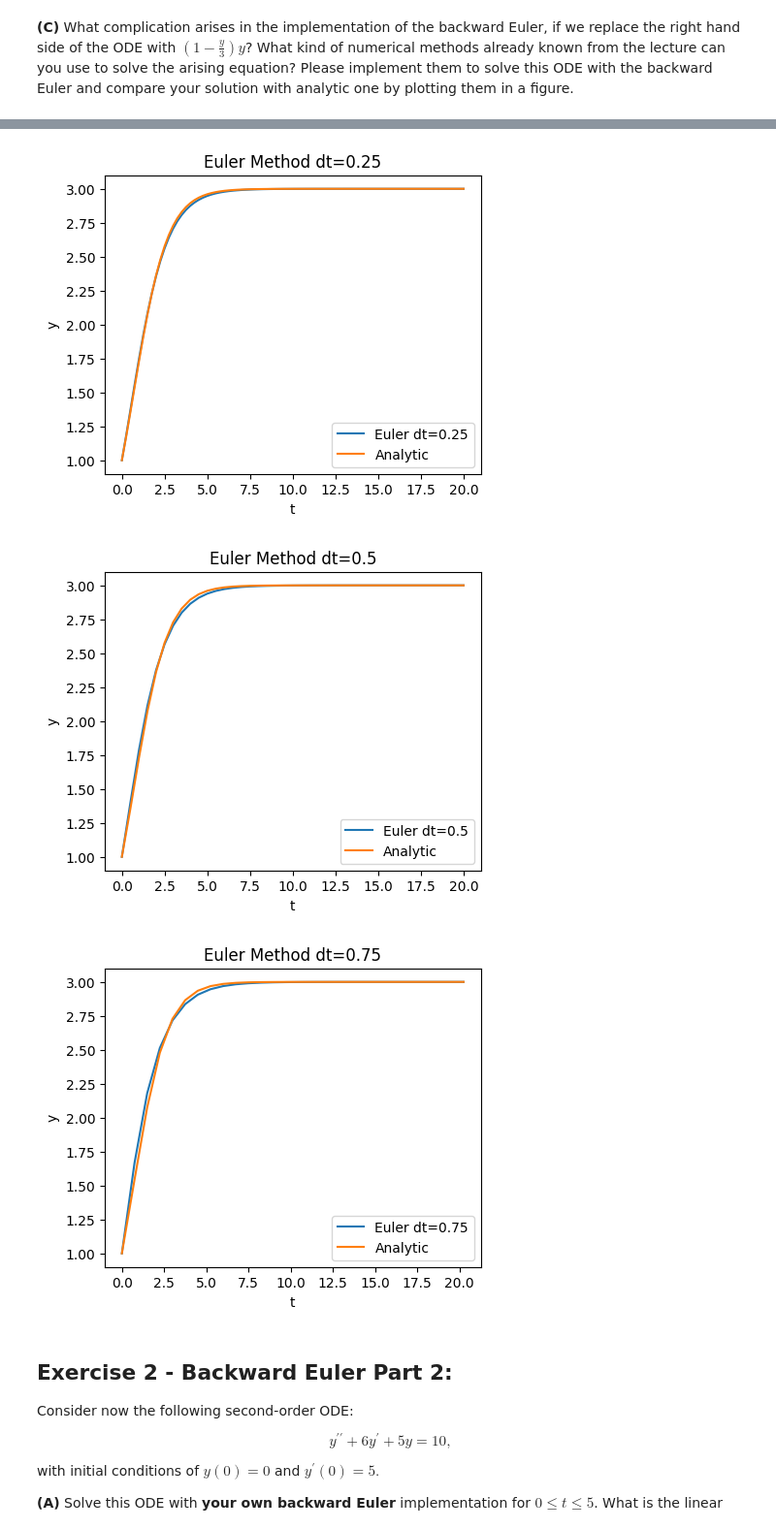
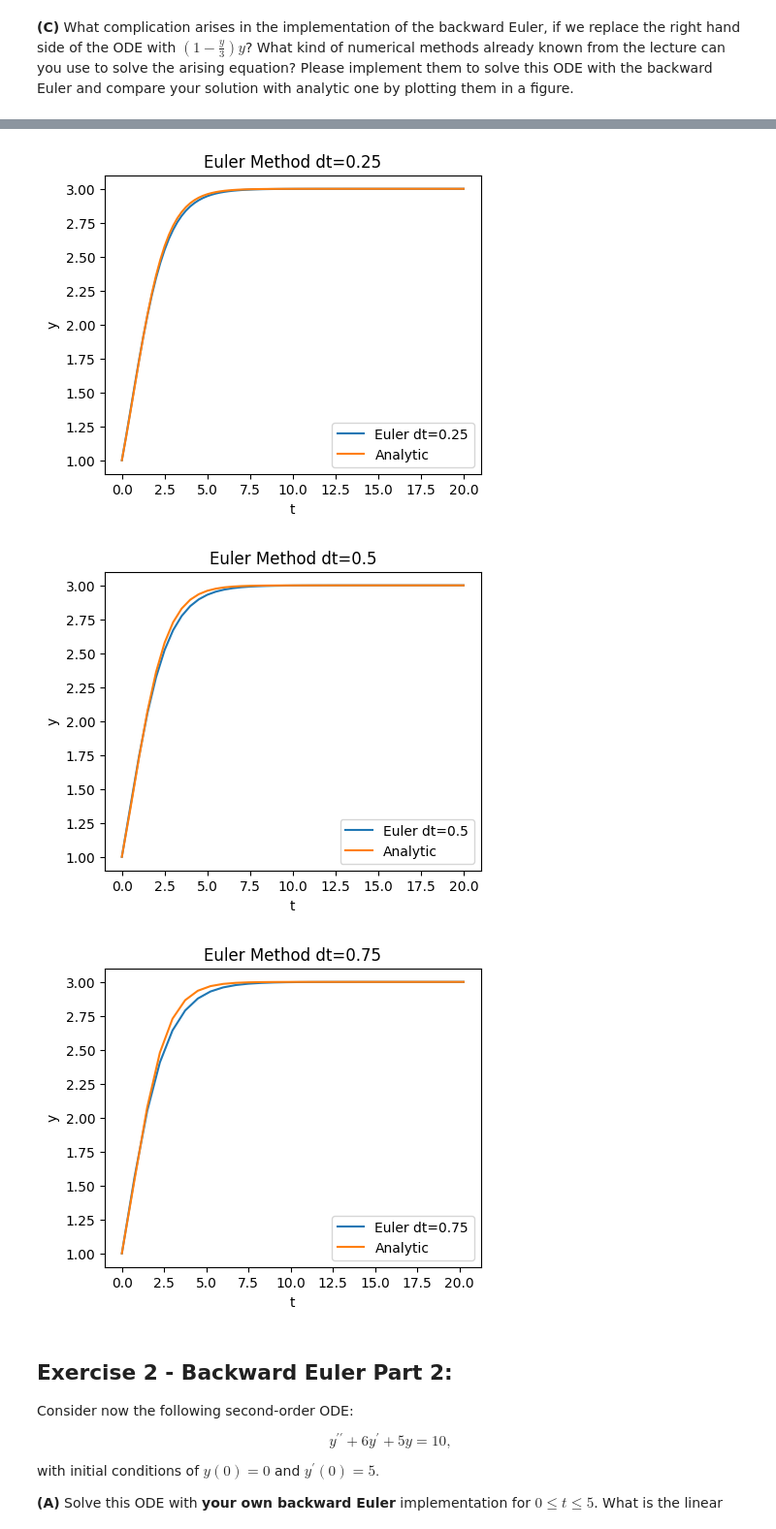
Before and after one commit to DerEppi/NUM, a Jupyter notebook: Exercise/Ex 7/Exercise7.ipynb, the cells around one changed output, grey strips where cells are left out. Shown at 97% size. Saved outputs shown, nothing was run; the diff lists cells and outputs as text; code cells hidden in the pictures.

```diff
--- a/Exercise/Ex 7/Exercise7.ipynb
+++ b/Exercise/Ex 7/Exercise7.ipynb
@@ -114,37 +114,37 @@ def newton_raphson(y0, y1_init, tol=1e-8, max_iter=1000):
             return y1_new
         y1 = y1_new
     print("Newton-Raphson did not converge.")
 
 def beuler2(y0, t_max, dt):
     t = np.arange(0, t_max + dt, dt)
     y = np.zeros_like(t)
     y[0] = y0
 
     for i in range(len(t) - 1):
-        y[i+1] = newton_raphson(y[i], y[i], dt)
+        y[i+1] = newton_raphson(y[i], y[i])
     return t, y
 
 
 
 
 for dt in dts:
     t, y = beuler2(y0, 20, dt)
     y_ex = y_exact(t)
 
     plt.figure(figsize=(5,4))
     plt.plot(t, y, label=f"Euler dt={dt}")
     plt.plot(t, y_ex, label="Analytic")
     plt.legend()
     plt.xlabel("t")
     plt.ylabel("y")
     plt.title(f"Euler Method dt={dt}")
 
 plt.show()
 # %% [output]
 [figure]
-[figure, old version]
+[figure, new version]
-[figure, old version]
+[figure, new version]
-[figure, old version]
+[figure, new version]
 # %% [markdown]
 ## Exercise 2 - Backward Euler Part 2:
 
```
Also changed, not shown: parts of 2 cells of this notebook, 6 other files.
